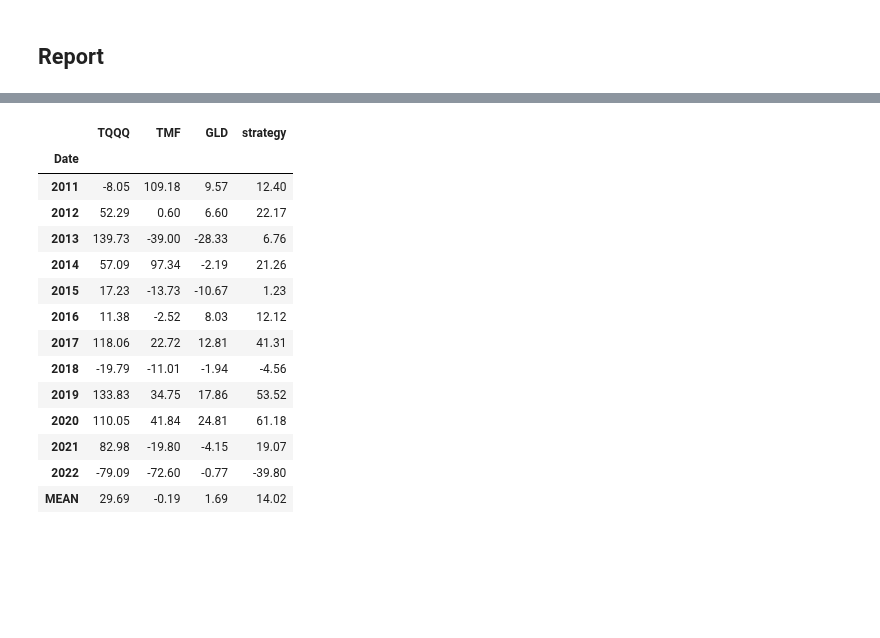
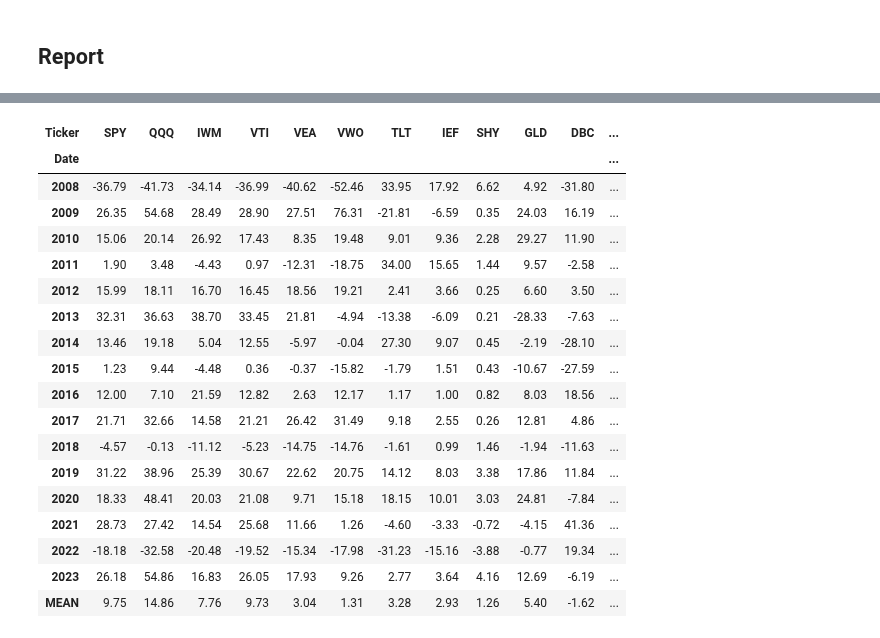
Before and after one commit to sdjhs0327/ws_fn, a Jupyter notebook: strategy/00_02_AWP.ipynb, the cells around one changed output, grey strips where cells are left out. Cells and saved outputs as stored; diff of their text form; code cells hidden in the pictures; blank space fills up the shorter version.

```diff
--- a/strategy/00_02_AWP.ipynb
+++ b/strategy/00_02_AWP.ipynb
@@ -192,0 +197,2 @@ process, obtimal, min_risk = cal_optimal(trainset, unit='monthly', rebalancing =
+# %%
+allocator = PortfolioAllocator()
@@ -192,0 +203,2 @@ process, obtimal, min_risk = cal_optimal(trainset, unit='monthly', rebalancing =
+# %%
+df = allocator.dataload('SPY', 'QQQ', 'IWM', 'VTI', 'VEA', 'VWO', 'TLT', 'IEF', 'SHY', 'GLD', 'DBC')
@@ -192,0 +207,2 @@ process, obtimal, min_risk = cal_optimal(trainset, unit='monthly', rebalancing =
+# %%
+process, obtimal, min_risk = allocator.cal_optimal(df, unit='daily', rebalancing='y', d=10, min_edge=30)
@@ -209,4 +245,5 @@ plt.show()
 # %%
-AWP_ratio = pd.DataFrame(list(obtimal.values[0][:-5]),
+ratio = pd.DataFrame(list(obtimal.values[0][:-5]),
              index=obtimal.columns[:-5], columns=['ratio'])
-## AWP_ratio = AWP_ratio.apply(lambda x:x.round(2))
+ratio = list(ratio['ratio'])
+result = allocator.cal_rebalancing(df, ratio=ratio, rebalancing='y', unit='daily')
@@ -265,21 +296,25 @@ AWP_result
 # %%
 ## 연수익률
-anal_funcs.get_YTD_report(AWP_result, 'a')
+anal_funcs.get_YTD_report(result, 'a')
 # %% [output]
-|  | TQQQ | TMF | GLD | strategy |
-| Date |  |  |  |  |
-| 2011 | -8.05 | 109.18 | 9.57 | 12.40 |
-| 2012 | 52.29 | 0.60 | 6.60 | 22.17 |
-| 2013 | 139.73 | -39.00 | -28.33 | 6.76 |
-| 2014 | 57.09 | 97.34 | -2.19 | 21.26 |
-| 2015 | 17.23 | -13.73 | -10.67 | 1.23 |
-| 2016 | 11.38 | -2.52 | 8.03 | 12.12 |
-| 2017 | 118.06 | 22.72 | 12.81 | 41.31 |
-| 2018 | -19.79 | -11.01 | -1.94 | -4.56 |
-| 2019 | 133.83 | 34.75 | 17.86 | 53.52 |
-| 2020 | 110.05 | 41.84 | 24.81 | 61.18 |
-| 2021 | 82.98 | -19.80 | -4.15 | 19.07 |
-| 2022 | -79.09 | -72.60 | -0.77 | -39.80 |
-| MEAN | 29.69 | -0.19 | 1.69 | 14.02 |
+| Ticker | SPY | QQQ | IWM | VTI | VEA | VWO | TLT | IEF | SHY | GLD | DBC | ... |
+| Date |  |  |  |  |  |  |  |  |  |  |  | ... |
+| 2008 | -36.79 | -41.73 | -34.14 | -36.99 | -40.62 | -52.46 | 33.95 | 17.92 | 6.62 | 4.92 | -31.80 | ... |
+| 2009 | 26.35 | 54.68 | 28.49 | 28.90 | 27.51 | 76.31 | -21.81 | -6.59 | 0.35 | 24.03 | 16.19 | ... |
+| 2010 | 15.06 | 20.14 | 26.92 | 17.43 | 8.35 | 19.48 | 9.01 | 9.36 | 2.28 | 29.27 | 11.90 | ... |
+| 2011 | 1.90 | 3.48 | -4.43 | 0.97 | -12.31 | -18.75 | 34.00 | 15.65 | 1.44 | 9.57 | -2.58 | ... |
+| 2012 | 15.99 | 18.11 | 16.70 | 16.45 | 18.56 | 19.21 | 2.41 | 3.66 | 0.25 | 6.60 | 3.50 | ... |
+| 2013 | 32.31 | 36.63 | 38.70 | 33.45 | 21.81 | -4.94 | -13.38 | -6.09 | 0.21 | -28.33 | -7.63 | ... |
+| 2014 | 13.46 | 19.18 | 5.04 | 12.55 | -5.97 | -0.04 | 27.30 | 9.07 | 0.45 | -2.19 | -28.10 | ... |
+| 2015 | 1.23 | 9.44 | -4.48 | 0.36 | -0.37 | -15.82 | -1.79 | 1.51 | 0.43 | -10.67 | -27.59 | ... |
+| 2016 | 12.00 | 7.10 | 21.59 | 12.82 | 2.63 | 12.17 | 1.17 | 1.00 | 0.82 | 8.03 | 18.56 | ... |
+| 2017 | 21.71 | 32.66 | 14.58 | 21.21 | 26.42 | 31.49 | 9.18 | 2.55 | 0.26 | 12.81 | 4.86 | ... |
+| 2018 | -4.57 | -0.13 | -11.12 | -5.23 | -14.75 | -14.76 | -1.61 | 0.99 | 1.46 | -1.94 | -11.63 | ... |
+| 2019 | 31.22 | 38.96 | 25.39 | 30.67 | 22.62 | 20.75 | 14.12 | 8.03 | 3.38 | 17.86 | 11.84 | ... |
+| 2020 | 18.33 | 48.41 | 20.03 | 21.08 | 9.71 | 15.18 | 18.15 | 10.01 | 3.03 | 24.81 | -7.84 | ... |
+| 2021 | 28.73 | 27.42 | 14.54 | 25.68 | 11.66 | 1.26 | -4.60 | -3.33 | -0.72 | -4.15 | 41.36 | ... |
+| 2022 | -18.18 | -32.58 | -20.48 | -19.52 | -15.34 | -17.98 | -31.23 | -15.16 | -3.88 | -0.77 | 19.34 | ... |
+| 2023 | 26.18 | 54.86 | 16.83 | 26.05 | 17.93 | 9.26 | 2.77 | 3.64 | 4.16 | 12.69 | -6.19 | ... |
+| MEAN | 9.75 | 14.86 | 7.76 | 9.73 | 3.04 | 1.31 | 3.28 | 2.93 | 1.26 | 5.40 | -1.62 | ... |
 # %%
 ## 전고점대비 최대낙폭(MDD)
```
Also changed, not shown: parts of 24 cells of this notebook, 2 other files.
